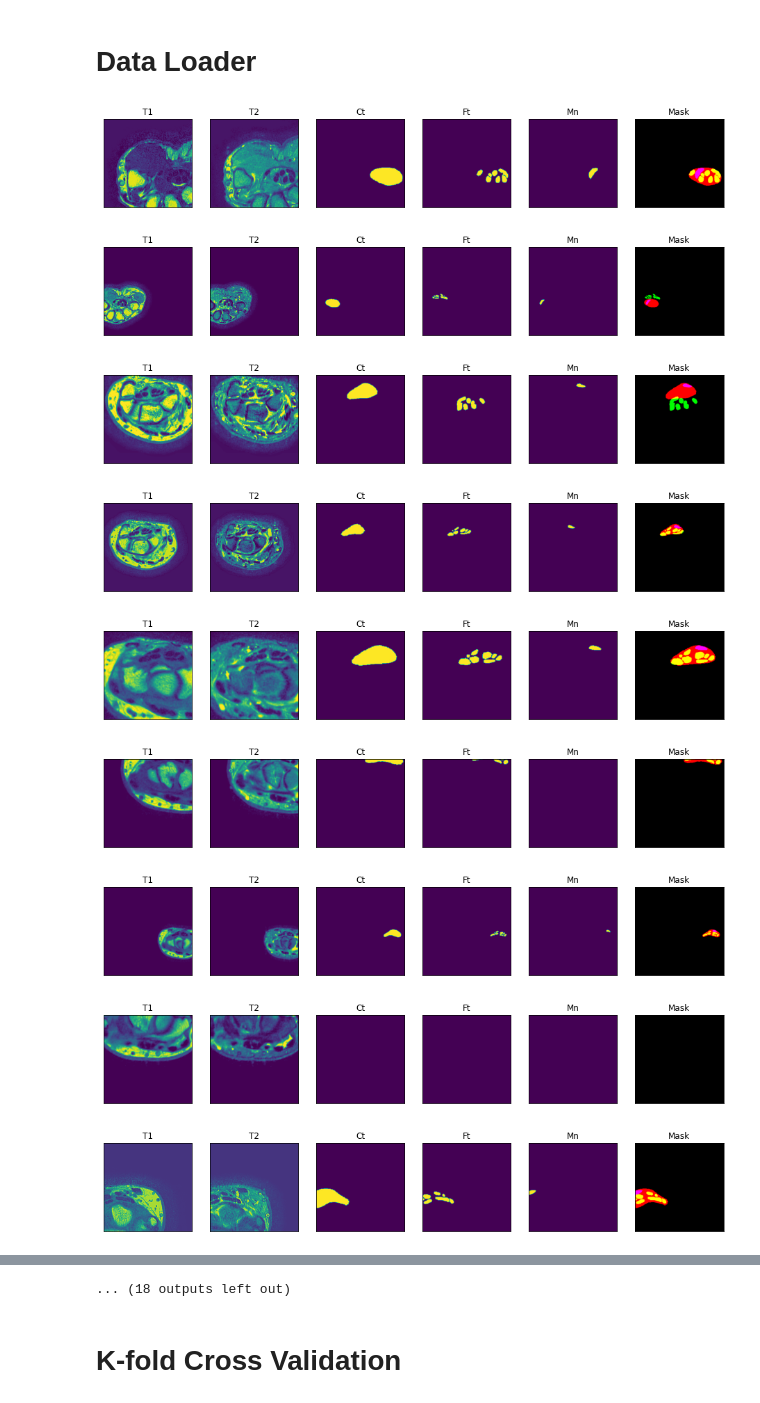
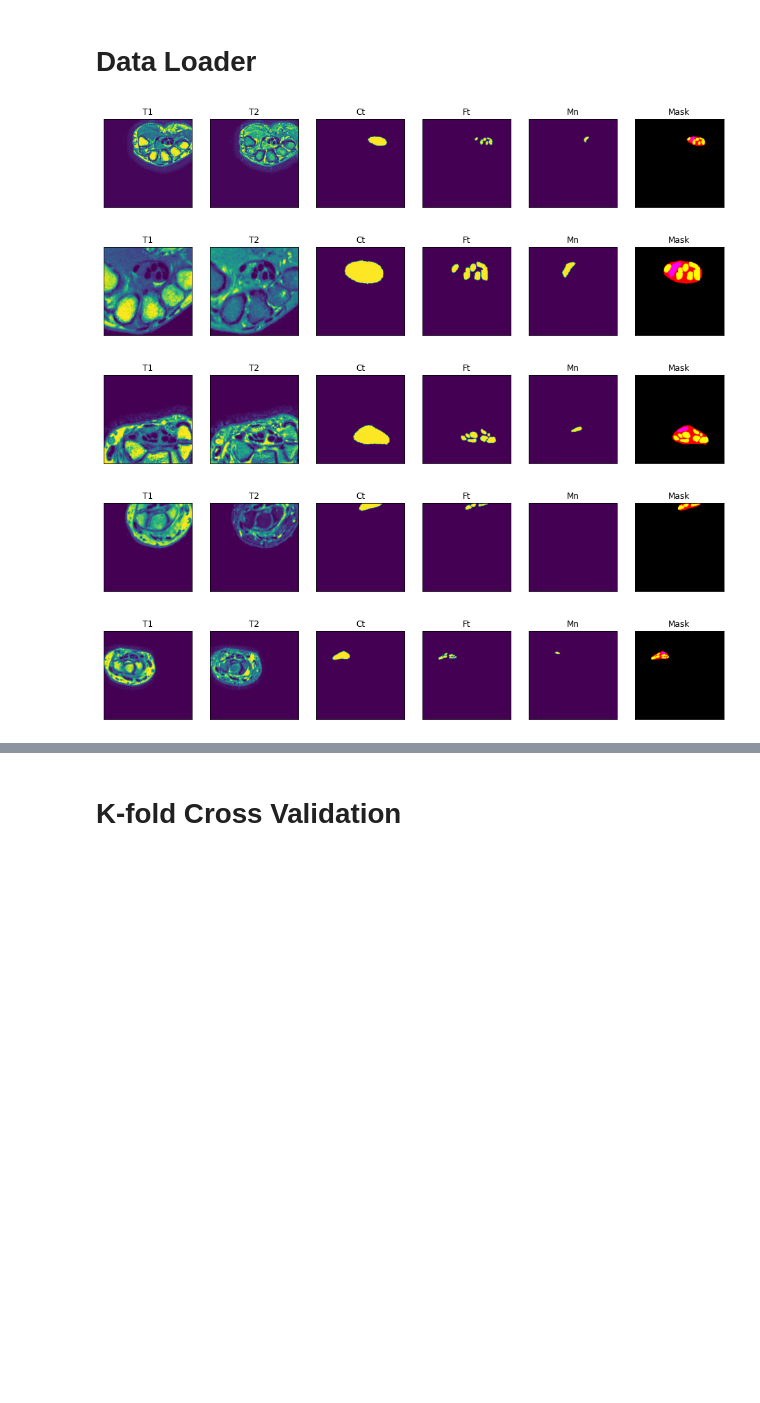
Before and after one commit to YEN-PO-CHEN/Colab, a Jupyter notebook: DIP_Tutorial.ipynb, the cells around one changed output, grey strips where cells are left out. Cells and saved outputs as stored; diff of their text form; code cells hidden in the pictures; blank space fills up the shorter version.

```diff
--- a/DIP_Tutorial.ipynb
+++ b/DIP_Tutorial.ipynb
@@ -80,6 +85,11 @@ for idx in range(0,9):
   MN = MN + [data+"MN/"+ f for f in listdir(os.path.join(data,"MN"))]
   T1 = T1 + [data+"T1/"+ f for f in listdir(os.path.join(data,"T1"))]
   T2 = T2 + [data+"T2/"+ f for f in listdir(os.path.join(data,"T2"))]
+CT.sort()
+FT.sort()
+MN.sort()
+T1.sort()
+T2.sort()
 # %% [markdown]
 ## Test Data
 # %%
@@ -95,6 +105,11 @@ for idx in range(9,10):
   Test_MN = Test_MN + [data+"MN/"+ f for f in listdir(os.path.join(data,"MN"))]
   Test_T1 = Test_T1 + [data+"T1/"+ f for f in listdir(os.path.join(data,"T1"))]
   Test_T2 = Test_T2 + [data+"T2/"+ f for f in listdir(os.path.join(data,"T2"))]
+Test_CT.sort()
+Test_FT.sort()
+Test_MN.sort()
+Test_T1.sort()
+Test_T2.sort()
 # %% [markdown]
 # Data Loader
 # %%
@@ -151,7 +166,7 @@ class Dataset(BaseDataset):
         return image/255, mask/255
 
     def __len__(self):
-        return len(self.image)
+        return len(self.T1)
 # %%
 import albumentations as albu
 # %%
@@ -208,31 +223,27 @@ def get_preprocessing(preprocessing_fn):
 # %%
 TrainSet = Dataset(image_path = {"T1":T1, "T2":T2},
           masks_path = {"CT":CT, "FT":FT, "MN":MN},
           augmentation=get_training_augmentation(),
           preprocessing=None,
           )
 TestSet = Dataset(image_path = {"T1":Test_T1, "T2":Test_T2},
           masks_path = {"CT":Test_CT, "FT":Test_FT, "MN":Test_MN},
           augmentation=get_validation_augmentation(),
           preprocessing=None,
           )
-for i in range(0,30):
+for i in range(0,5):
   image, mask = TrainSet[i] # get some sample
   visualize(
     T1 = image[:,:,0],
     T2 = image[:,:,1],
     CT = mask[:,:,0].squeeze(),
     FT = mask[:,:,1].squeeze(),
     MN = mask[:,:,2].squeeze(),
     mask = mask
   )
 # %% [output]
-[figure, old version]
+[figure, new version]
-[figure, old version]
+[figure, new version]
-[figure, old version]
+[figure, new version]
-[figure, old version]
+[figure, new version]
-[figure, old version]
+[figure, new version]
-[figure, removed]
-[figure, removed]
-[figure, removed]
-[figure, removed]
@@ -242,4 +250,3 @@ for i in range(0,30):
-... (18 outputs left out)
 # %% [markdown]
 # K-fold Cross Validation
 # %%
```
Also changed, not shown: parts of 5 cells of this notebook.
